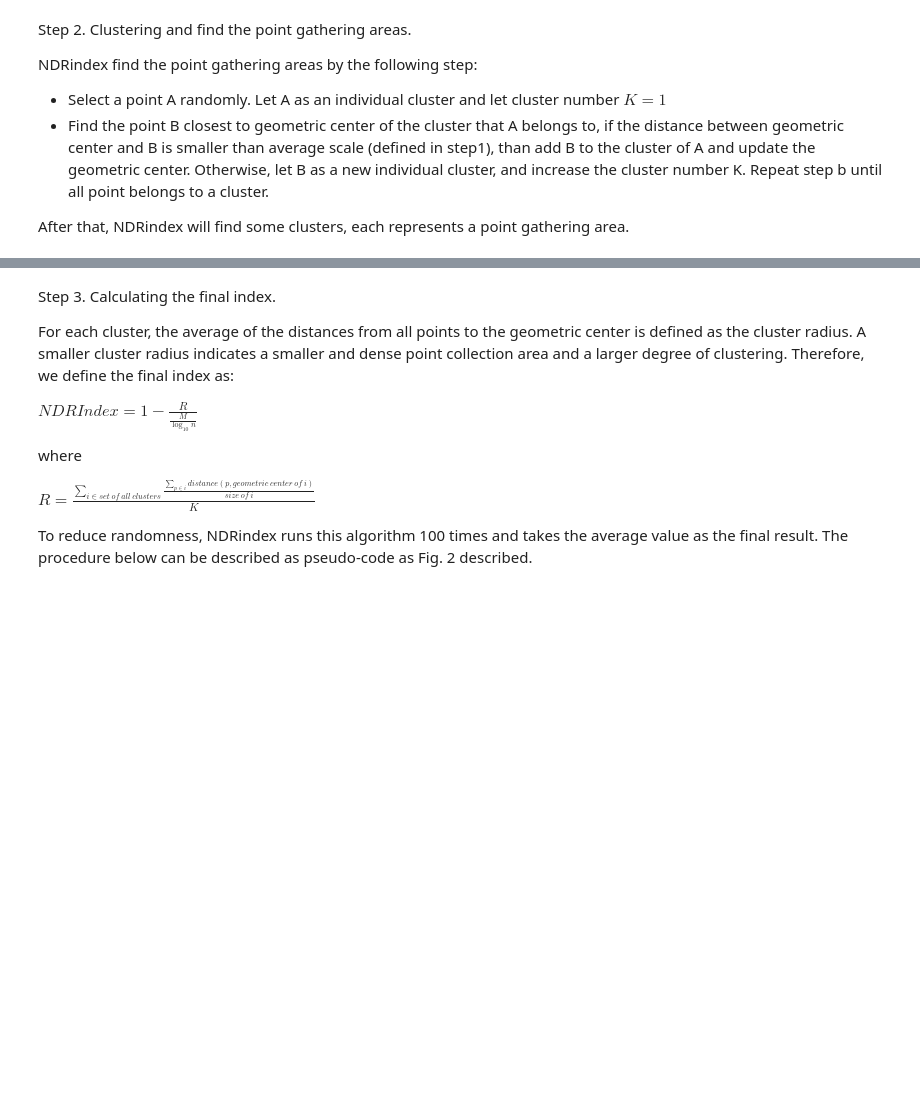
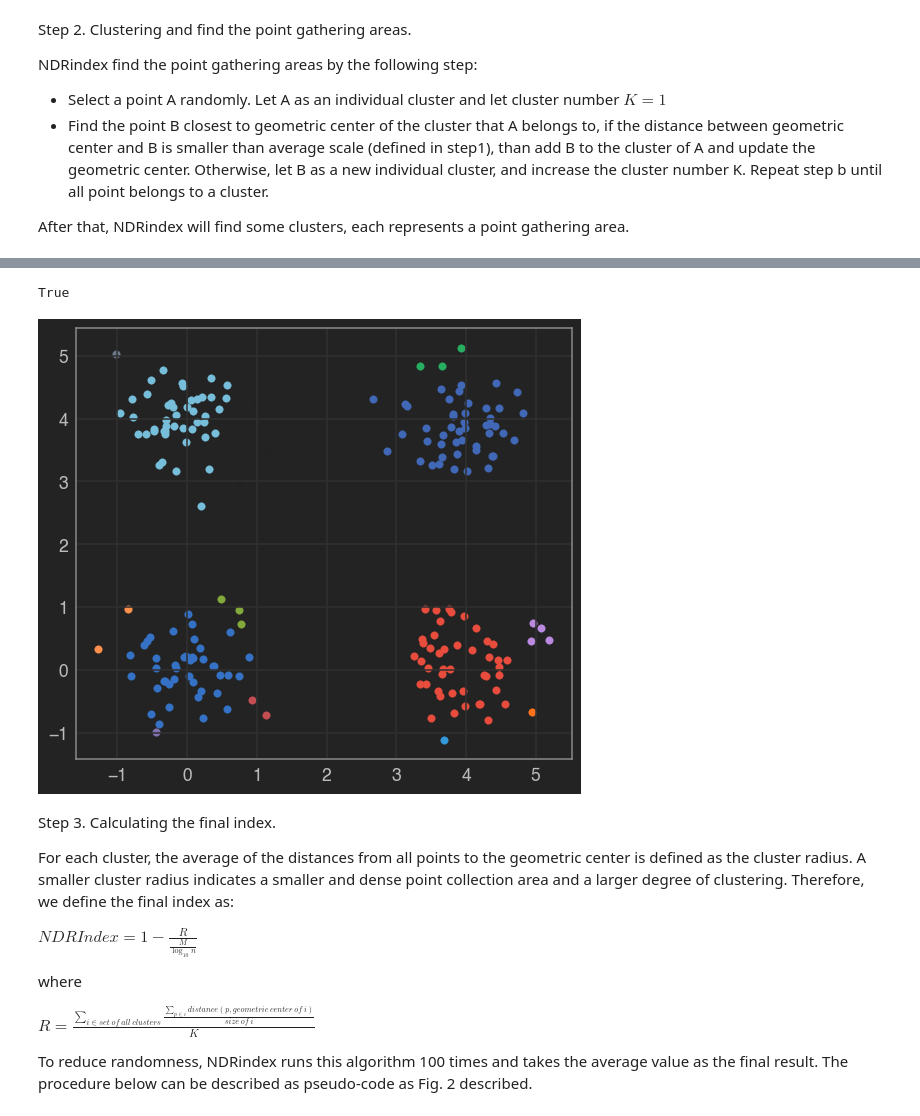
Before and after one commit to ptribel/NDRIndex, a Jupyter notebook: NDRIndex.ipynb, the cells around one changed output, grey strips where cells are left out. Drawn from its saved outputs; the diff is of its cells as text; code cells hidden in the pictures; blank space fills up the shorter version.

```diff
--- a/NDRIndex.ipynb
+++ b/NDRIndex.ipynb
@@ -182,3 +142,58 @@ plt.show()
+# %%
+def get_geometric_center(cluster):
+    """
+    Cluster is a list of points (tuples (x, y)).
+    The geometric center is the mass center of the cluster, all the points having a mass of 1.
+    """
+    return (np.sum(np.array(cluster)[:, 0])/len(cluster), np.sum(np.array(cluster)[:, 1])/len(cluster))
+
+def fill_clusters(dataset):
+    K = 0
+    clusters = [[[], (0, 0)]]
+
+    # Shuffle the points to access them in a random order
+    points = np.arange(0, dataset.shape[0], 1)
+    np.random.shuffle(points)
+    added_points = [points[0]]
+
+    # Initialize the first cluster
+    clusters[0][0].append(dataset[points[0]])
+    clusters[0][1] = dataset[points[0]]
+
+    Y = -1 * np.ones(dataset.shape[0])
+
+    # Define the average scale
+    average_scale = get_average_scale(dataset)
+
+    while len(added_points) < dataset.shape[0]:
+        minimal_distance = 10e10
+        point_to_add = -1
+        for p in points:
+            if p not in added_points:
+                distance = get_distance(dataset[p], clusters[K][1])
+                if distance < minimal_distance:
+                    minimal_distance = distance
+                    point_to_add = p
+        if minimal_distance <= average_scale:
+            clusters[K][0].append(dataset[point_to_add])
+            clusters[K][1] = get_geometric_center(clusters[K][0])
+        else:
+            K += 1
+            clusters.append([[dataset[point_to_add]], dataset[point_to_add]])
+        added_points.append(point_to_add)
+        Y[point_to_add] = K
+
+    # Return only the clusters
+    return np.array([np.array(c[0]) for c in clusters], dtype=object)
+
+clusters = fill_clusters(dataset)
+
+for c in clusters:
+    plt.scatter(c[:, 0], c[:, 1])
+plt.show()
+# %% [output]
+True
+[figure, added]
 # %% [markdown]
 Step 3. Calculating the final index.
 
```
Also changed, not shown: parts of 11 cells of this notebook, 1 other file.
